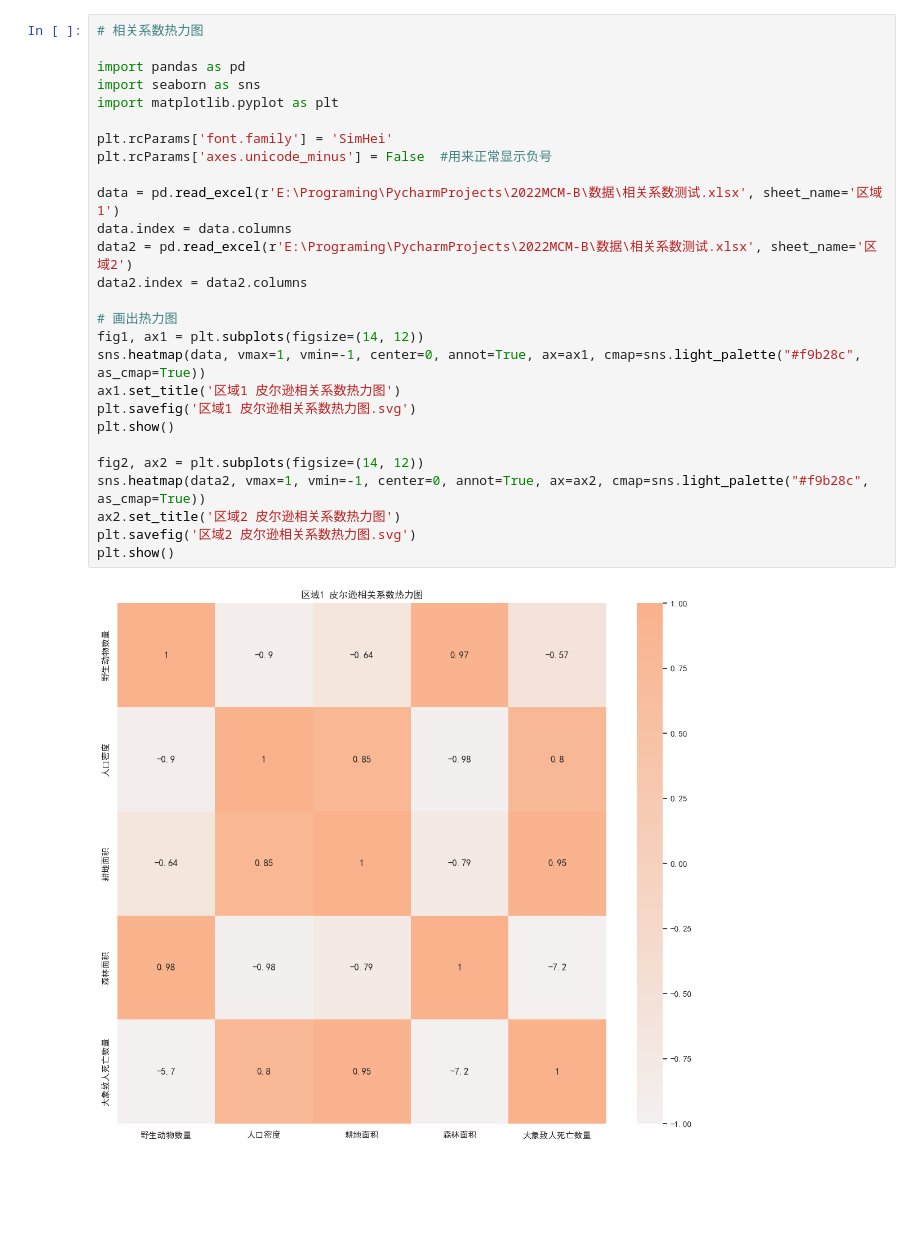
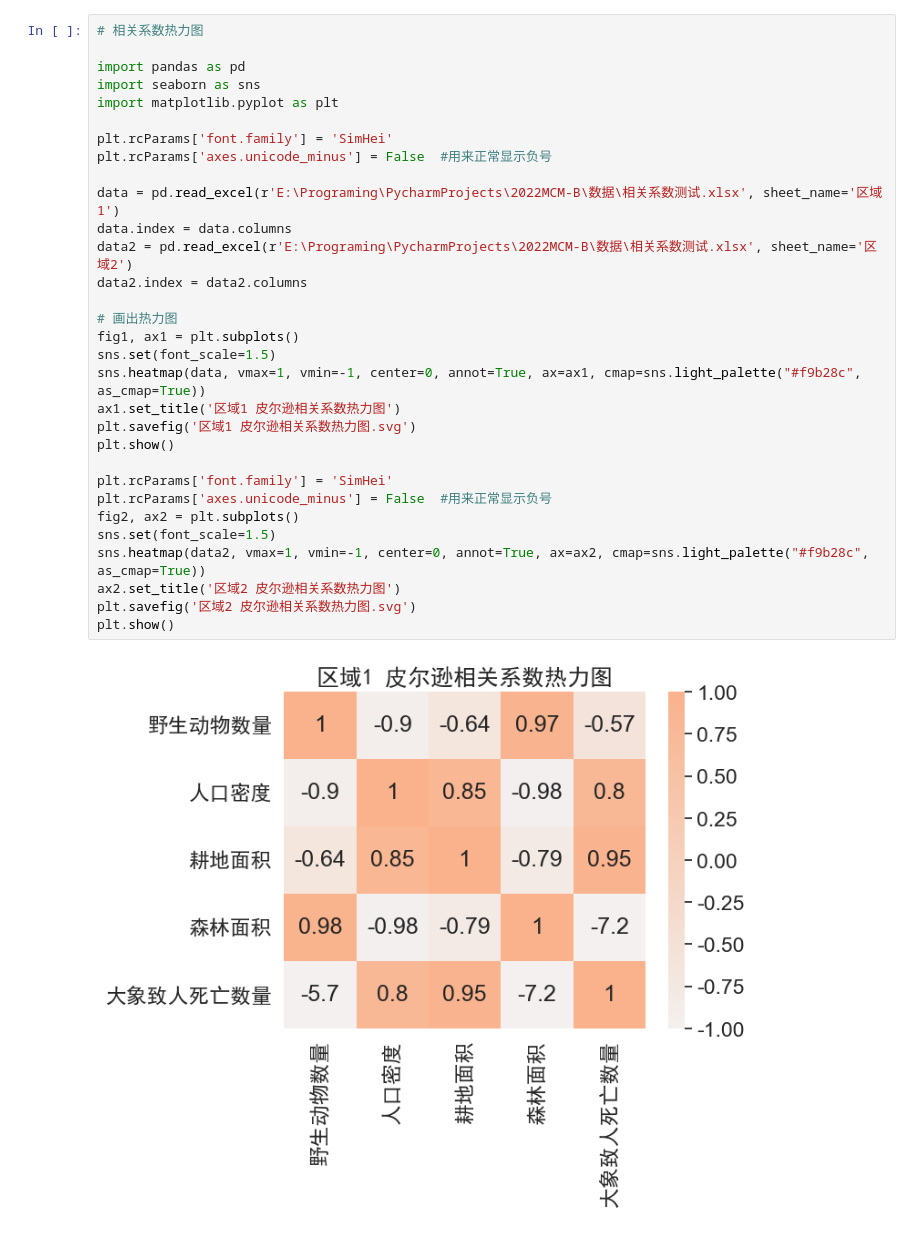
Before and after one commit to eric-gitta-moore/2022MCM-B, a Jupyter notebook: Q1/heatmap.ipynb, the cells around one changed output. Drawn from its saved outputs; the diff is of its cells as text; blank space fills up the shorter version.

```diff
--- a/Q1/heatmap.ipynb
+++ b/Q1/heatmap.ipynb
@@ -1,29 +1,33 @@
 # %%
 # 相关系数热力图
 
 import pandas as pd
 import seaborn as sns
 import matplotlib.pyplot as plt
 
 plt.rcParams['font.family'] = 'SimHei'
 plt.rcParams['axes.unicode_minus'] = False  #用来正常显示负号
 
 data = pd.read_excel(r'E:\Programing\PycharmProjects\2022MCM-B\数据\相关系数测试.xlsx', sheet_name='区域1')
 data.index = data.columns
 data2 = pd.read_excel(r'E:\Programing\PycharmProjects\2022MCM-B\数据\相关系数测试.xlsx', sheet_name='区域2')
 data2.index = data2.columns
 
 # 画出热力图
-fig1, ax1 = plt.subplots(figsize=(14, 12))
+fig1, ax1 = plt.subplots()
+sns.set(font_scale=1.5)
 sns.heatmap(data, vmax=1, vmin=-1, center=0, annot=True, ax=ax1, cmap=sns.light_palette("#f9b28c", as_cmap=True))
 ax1.set_title('区域1 皮尔逊相关系数热力图')
 plt.savefig('区域1 皮尔逊相关系数热力图.svg')
 plt.show()
 
-fig2, ax2 = plt.subplots(figsize=(14, 12))
+plt.rcParams['font.family'] = 'SimHei'
+plt.rcParams['axes.unicode_minus'] = False  #用来正常显示负号
+fig2, ax2 = plt.subplots()
+sns.set(font_scale=1.5)
 sns.heatmap(data2, vmax=1, vmin=-1, center=0, annot=True, ax=ax2, cmap=sns.light_palette("#f9b28c", as_cmap=True))
 ax2.set_title('区域2 皮尔逊相关系数热力图')
 plt.savefig('区域2 皮尔逊相关系数热力图.svg')
 plt.show()
 # %% [output]
-[figure, old version]
+[figure, new version]
```
Also changed, not shown: parts of 2 cells of this notebook, 2 other files.
